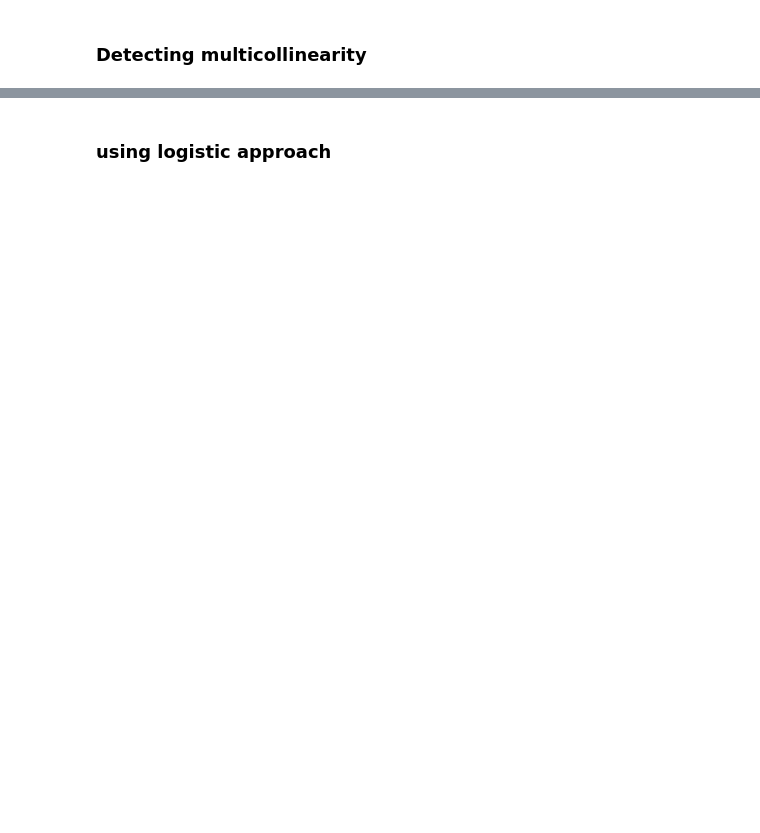
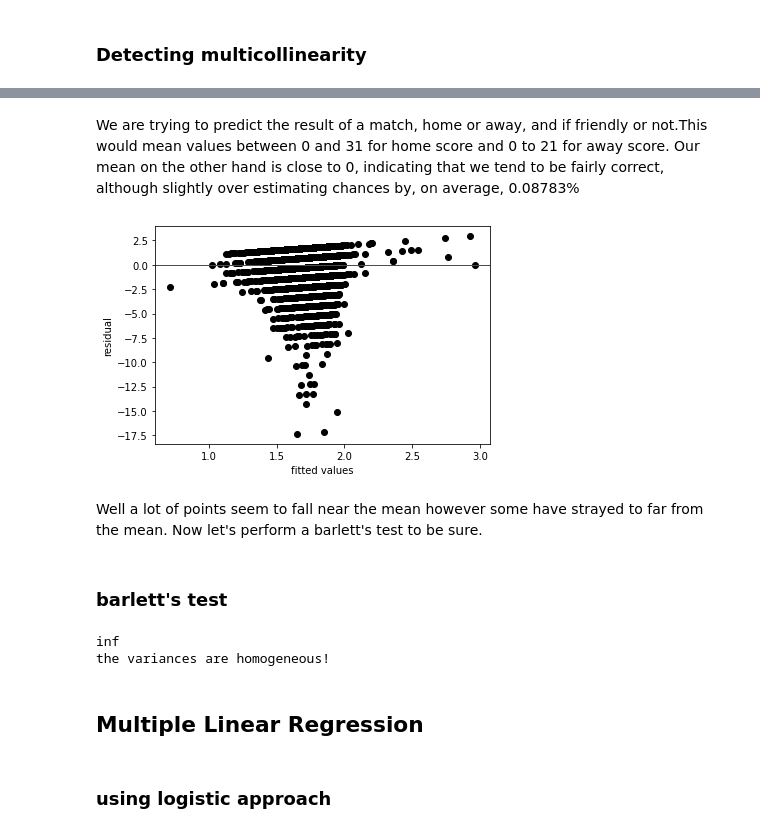
Before and after one commit to whiteroserobot/Mchezopesa-Ltd-football-prediction, a Jupyter notebook: ipweek 6.ipynb, the cells around one changed output, grey strips where cells are left out. Drawn from its saved outputs; the diff is of its cells as text; code cells hidden in the pictures; blank space fills up the shorter version.

```diff
--- a/ipweek 6.ipynb
+++ b/ipweek 6.ipynb
@@ -596,0 +719,25 @@ LinAlgError: Last 2 dimensions of the array must be square
+# %%
+from sklearn import metrics
+from sklearn.model_selection import train_test_split
+from sklearn.linear_model import LinearRegression
+
+X = independent.values
+y = foota['home_score'].values
+
+X_train, X_test, score_train, score_test = train_test_split(X, y, test_size=0.2, random_state=0)
+
+regressor = LinearRegression()
+regressor.fit(X_train, score_train)
+
+# This is our prediction for score based on our model
+score_predict = regressor.predict(X_test)
+
+# We now create the residual by substracting the test value from the predicted
+# value for each row in our dataset
+
+residuals = np.subtract(score_predict, score_test)
+
+# Let's describe our residual:
+pd.DataFrame(residuals).describe()
+
+residuals.mean()
@@ -597,2 +759,45 @@ LinAlgError: Last 2 dimensions of the array must be square
+# %% [markdown]
+We are trying to predict the result of a match, home or away, and if friendly or not.This would mean values between 0 and 31 for home score and 0 to 21 for away score. Our mean on the other hand is close to 0, indicating that we tend to be fairly correct, although slightly over estimating chances by, on average, 0.08783%
+# %%
+# plotting scatter plot
+
+plt.scatter(score_predict, residuals, color='black')
+plt.ylabel('residual')
+plt.xlabel('fitted values')
+plt.axhline(y= residuals.mean(), color='red', linewidth=1)
+plt.show()
+# %% [output]
+[figure, added]
+# %% [markdown]
+Well a lot of points seem to fall near the mean however some have strayed to far from the mean. Now let's perform a barlett's test to be sure.
+# %% [markdown]
+### barlett's test
+# %%
+import scipy as sp
+
+test_result, p_value = sp.stats.bartlett(score_predict, residuals)
+
+# To interpret the results we must also compute a critical value of the chi squared distribution
+degree_of_freedom = len(score_predict)-1
+probability = 1 - p_value
+
+critical_value = sp.stats.chi2.ppf(probability, degree_of_freedom)
+print(critical_value)
+
+# If the test_result is greater than the critical value, then we reject our null
+# hypothesis. This would mean that there are patterns to the variance of the data
+
+# Otherwise, we can identify no patterns, and we accept the null hypothesis that
+# the variance is homogeneous across our data
+
+if (test_result > critical_value):
+  print('the variances are unequal, and the model should be reassessed')
+else:
+  print('the variances are homogeneous!')
+# %% [output]
+inf
+the variances are homogeneous!
+# %% [markdown]
+## Multiple Linear Regression
 # %% [markdown]
 ### using logistic approach
```
Also changed, not shown: parts of 28 cells of this notebook.
